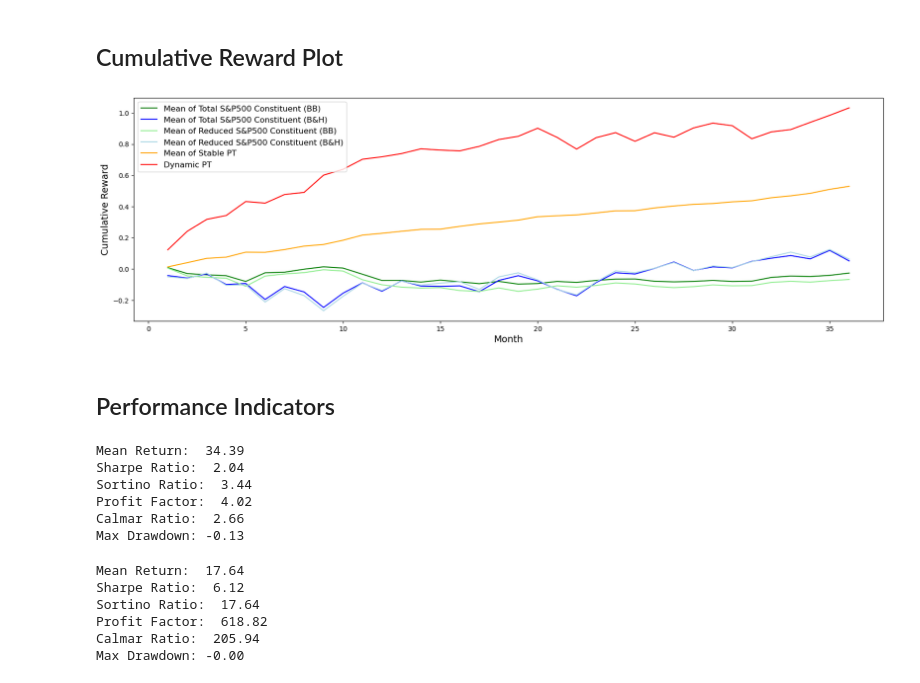
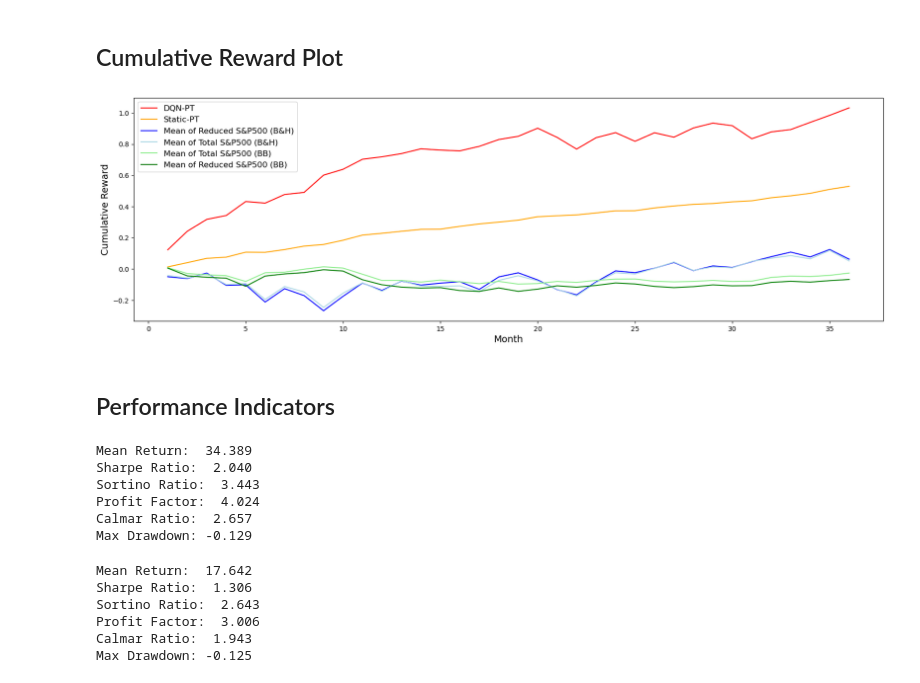
Before and after one commit to DanielHYLai/pairs-trading-with-reinforcement-learning, a Jupyter notebook: pairs-selection/comparison_oos_pairs_reduced.ipynb, the cells around one changed output. Saved outputs shown, nothing was run; the diff lists cells and outputs as text; code cells hidden in the pictures.

```diff
--- a/pairs-selection/comparison_oos_pairs_reduced.ipynb
+++ b/pairs-selection/comparison_oos_pairs_reduced.ipynb
@@ -809,57 +809,57 @@ plt.show()
 # %%
 static_pairs_mean = static_pairs_table.mean(axis=0)
 single_mean_BandH = single_result_BandH_table.mean(axis=0)
 single_mean_BB = single_result_BB_table.mean(axis=0)
 single_mean_total_BandH = single_result_total_BandH_table.mean(axis=0)
 single_mean_total_BB = single_result_total_BB_table.mean(axis=0)
 
 dqn_result_cum_reward = []
 
 for i in range(len(dqn_result_reward)):
     dqn_result_cum_reward.append(sum(dqn_result_reward[: i + 1]))
 
 plt.figure(figsize=(20, 6))
-plt.plot(range(1, 37), single_mean_total_BB.cumsum(), color="green", label="Mean of Total S&P500 Constituent (BB)")
-plt.plot(range(1, 37), single_mean_total_BandH.cumsum(), color="blue", label="Mean of Total S&P500 Constituent (B&H)")
-plt.plot(range(1, 37), single_mean_BB.cumsum(), color="lightgreen", label="Mean of Reduced S&P500 Constituent (BB)")
-plt.plot(range(1, 37), single_mean_BandH.cumsum(), color="lightblue", label="Mean of Reduced S&P500 Constituent (B&H)")
-plt.plot(range(1, 37), static_pairs_mean.cumsum(), color="orange", label="Mean of Stable PT")
-plt.plot(range(1, 37), dqn_result_cum_reward, color="red", label="Dynamic PT")
+plt.plot(range(1, 37), dqn_result_cum_reward, color="red", label="DQN-PT")
+plt.plot(range(1, 37), static_pairs_mean.cumsum(), color="orange", label="Static-PT")
+plt.plot(range(1, 37), single_mean_BandH.cumsum(), color="blue", label="Mean of Reduced S&P500 (B&H)")
+plt.plot(range(1, 37), single_mean_total_BandH.cumsum(), color="lightblue", label="Mean of Total S&P500 (B&H)")
+plt.plot(range(1, 37), single_mean_total_BB.cumsum(), color="lightgreen", label="Mean of Total S&P500 (BB)")
+plt.plot(range(1, 37), single_mean_BB.cumsum(), color="green", label="Mean of Reduced S&P500 (BB)")
 plt.xlabel("Month", fontsize=14)
 plt.ylabel("Cumulative Reward", fontsize=14)
 plt.legend(fontsize=12)
 # plt.title("Target: Reduced S&P500 Constituent", fontsize=16)
 plt.show()
 # %% [output]
-[figure, old version]
+[figure, new version]
 # %% [markdown]
 ## Performance Indicators
 # %%
-print(f"Mean Return: {mean_return(dqn_result_reward) * 100: .2f}")
-print(f"Sharpe Ratio: {sharpe_ratio(dqn_result_reward): .2f}")
-print(f"Sortino Ratio: {sortino_ratio(dqn_result_reward): .2f}")
-print(f"Profit Factor: {profit_factor(dqn_result_reward): .2f}")
-print(f"Calmar Ratio: {calmar_ratio(dqn_result_reward): .2f}")
-print(f"Max Drawdown: {max_drawdown(dqn_result_reward): .2f}")
+print(f"Mean Return: {mean_return(dqn_result_reward) * 100: .3f}")
+print(f"Sharpe Ratio: {sharpe_ratio(dqn_result_reward): .3f}")
+print(f"Sortino Ratio: {sortino_ratio(dqn_result_reward): .3f}")
+print(f"Profit Factor: {profit_factor(dqn_result_reward): .3f}")
+print(f"Calmar Ratio: {calmar_ratio(dqn_result_reward): .3f}")
+print(f"Max Drawdown: {max_drawdown(dqn_result_reward): .3f}")
 # %% [output]
-Mean Return:  34.39
-Sharpe Ratio:  2.04
-Sortino Ratio:  3.44
-Profit Factor:  4.02
-Calmar Ratio:  2.66
-Max Drawdown: -0.13
+Mean Return:  34.389
+Sharpe Ratio:  2.040
+Sortino Ratio:  3.443
+Profit Factor:  4.024
+Calmar Ratio:  2.657
+Max Drawdown: -0.129
 # %%
-print(f"Mean Return: {mean_return(static_pairs_mean) * 100: .2f}")
-print(f"Sharpe Ratio: {sharpe_ratio(static_pairs_mean): .2f}")
-print(f"Sortino Ratio: {sortino_ratio(static_pairs_mean): .2f}")
-print(f"Profit Factor: {profit_factor(static_pairs_mean): .2f}")
-print(f"Calmar Ratio: {calmar_ratio(static_pairs_mean): .2f}")
-print(f"Max Drawdown: {max_drawdown(static_pairs_mean): .2f}")
+print(f"Mean Return: {np.mean([mean_return(static_pairs_table.iloc[x, :]) for x in range(len(static_pairs_table))]) * 100: .3f}")
+print(f"Sharpe Ratio: {np.mean([sharpe_ratio(static_pairs_table.iloc[x, :]) for x in range(len(static_pairs_table))]): .3f}")
+print(f"Sortino Ratio: {np.mean([sortino_ratio(static_pairs_table.iloc[x, :]) for x in range(len(static_pairs_table))]): .3f}")
+print(f"Profit Factor: {np.mean([profit_factor(static_pairs_table.iloc[x, :]) for x in range(len(static_pairs_table))]): .3f}")
+print(f"Calmar Ratio: {np.mean([calmar_ratio(static_pairs_table.iloc[x, :]) for x in range(len(static_pairs_table))]): .3f}")
+print(f"Max Drawdown: {np.mean([max_drawdown(static_pairs_table.iloc[x, :]) for x in range(len(static_pairs_table))]): .3f}")
 # %% [output]
-Mean Return:  17.64
-Sharpe Ratio:  6.12
-Sortino Ratio:  17.64
-Profit Factor:  618.82
-Calmar Ratio:  205.94
-Max Drawdown: -0.00
+Mean Return:  17.642
+Sharpe Ratio:  1.306
+Sortino Ratio:  2.643
+Profit Factor:  3.006
+Calmar Ratio:  1.943
+Max Drawdown: -0.125
 # %%
```
Also changed, not shown: parts of 4 cells of this notebook, 11 other files.
